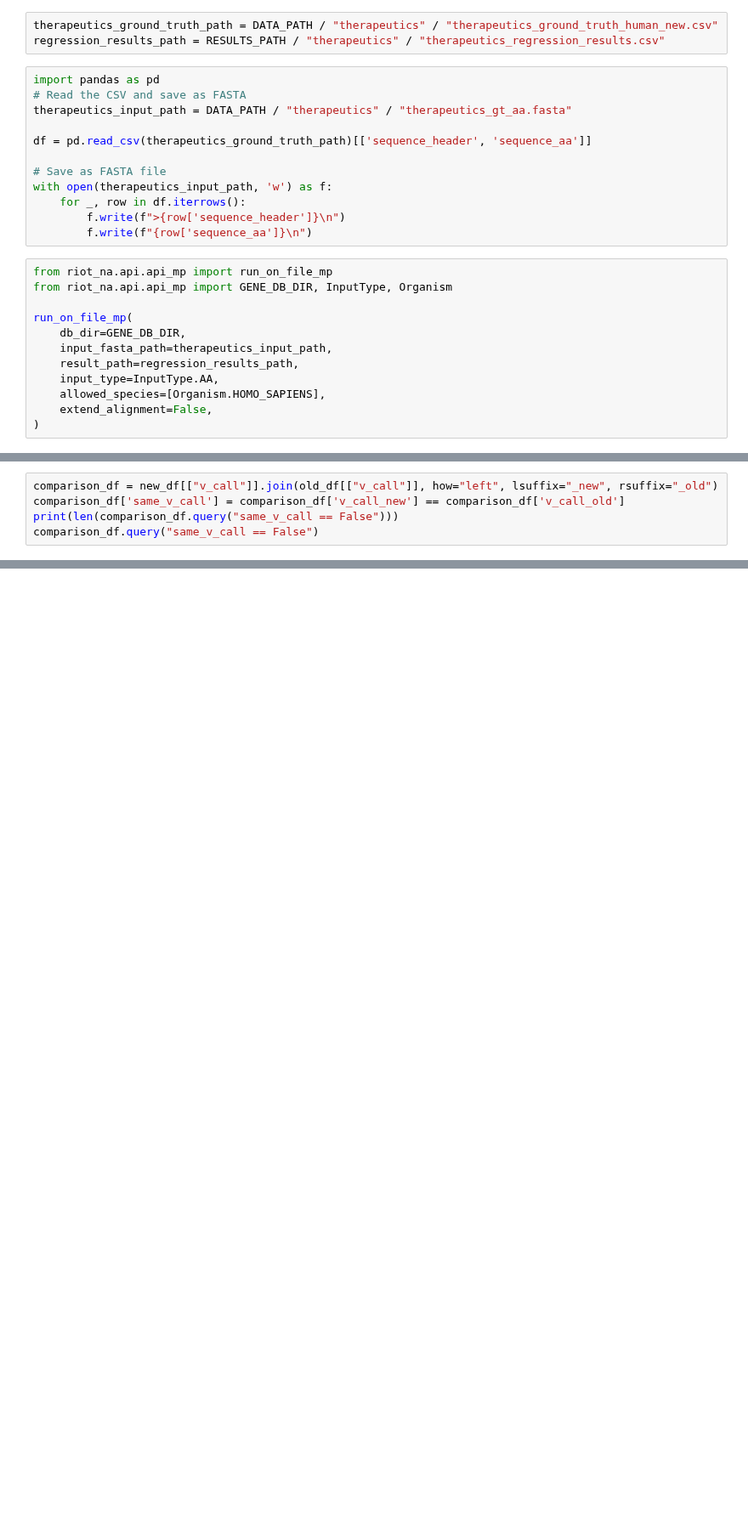
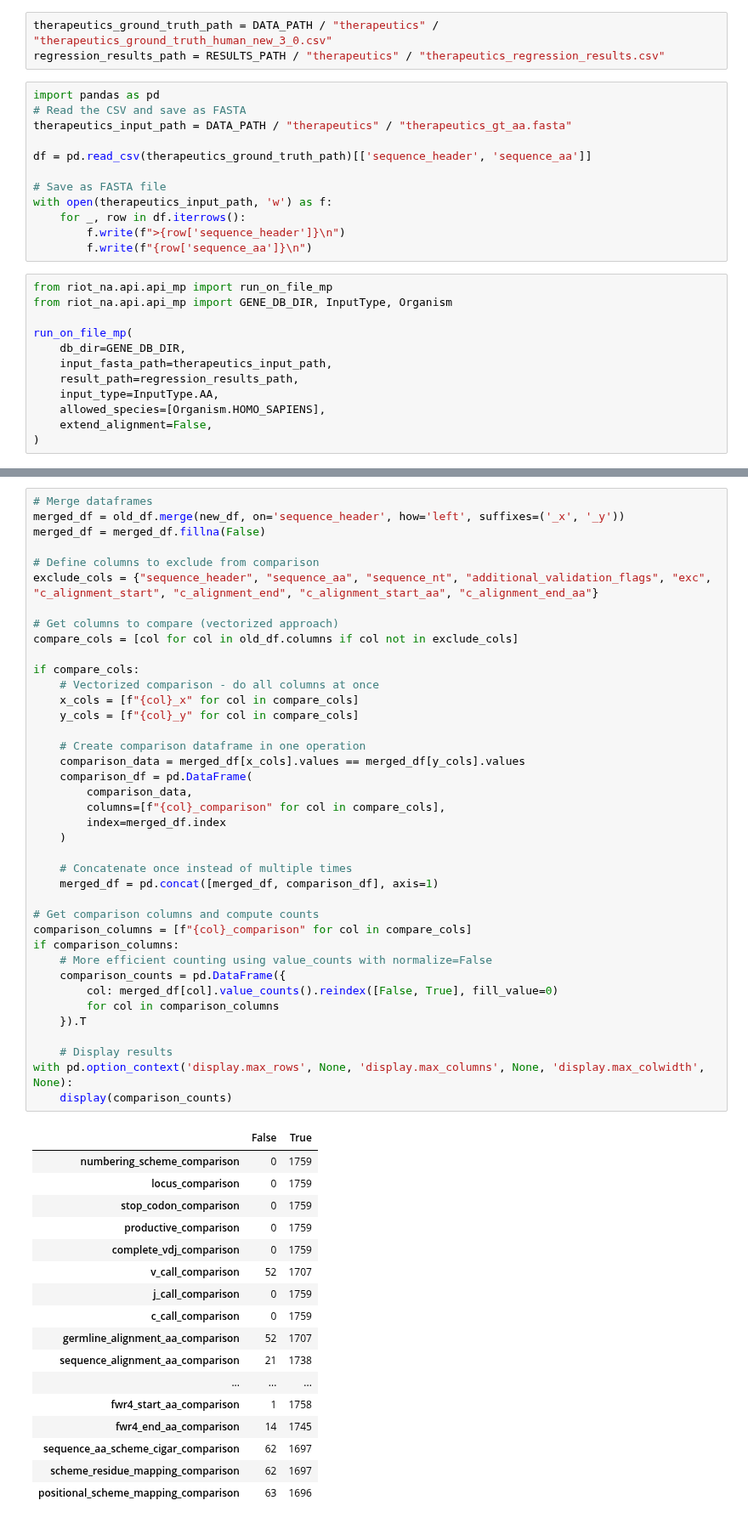
Before and after one commit to NaturalAntibody/riot_na, a Jupyter notebook: notebooks/segments_regression/aa_regresion_therapeutics.ipynb, the cells around one changed output, grey strips where cells are left out. Shown at 85% size. Saved outputs shown, nothing was run; the diff lists cells and outputs as text; blank space fills up the shorter version.

```diff
--- a/notebooks/segments_regression/aa_regresion_therapeutics.ipynb
+++ b/notebooks/segments_regression/aa_regresion_therapeutics.ipynb
@@ -7,7 +7,7 @@ DATA_PATH = Path(".") / "../../data"
 RESULTS_PATH = Path(".") / "../../results"
 RESULTS_PATH.mkdir(parents=True, exist_ok=True)
 # %%
-therapeutics_ground_truth_path = DATA_PATH / "therapeutics" / "therapeutics_ground_truth_human_new.csv"
+therapeutics_ground_truth_path = DATA_PATH / "therapeutics" / "therapeutics_ground_truth_human_new_3_0.csv"
 regression_results_path = RESULTS_PATH / "therapeutics" / "therapeutics_regression_results.csv"
 # %%
 import pandas as pd
@@ -53,5 +70,0 @@ Error: Invalid base64-encoded string: number of data characters (25) cannot be 1
-# %%
-comparison_df = new_df[["v_call"]].join(old_df[["v_call"]], how="left", lsuffix="_new", rsuffix="_old")
-comparison_df['same_v_call'] = comparison_df['v_call_new'] == comparison_df['v_call_old']
-print(len(comparison_df.query("same_v_call == False")))
-comparison_df.query("same_v_call == False")
@@ -121,0 +71,57 @@ new_df.loc[["Licaminlimab_heavy"]].T.head(100).style.set_properties(**{'text-ali
+# %%
+# Merge dataframes
+merged_df = old_df.merge(new_df, on='sequence_header', how='left', suffixes=('_x', '_y'))
+merged_df = merged_df.fillna(False)
+
+# Define columns to exclude from comparison
+exclude_cols = {"sequence_header", "sequence_aa", "sequence_nt", "additional_validation_flags", "exc", "c_alignment_start", "c_alignment_end", "c_alignment_start_aa", "c_alignment_end_aa"}
+
+# Get columns to compare (vectorized approach)
+compare_cols = [col for col in old_df.columns if col not in exclude_cols]
+
+if compare_cols:
+    # Vectorized comparison - do all columns at once
+    x_cols = [f"{col}_x" for col in compare_cols]
+    y_cols = [f"{col}_y" for col in compare_cols]
+
+    # Create comparison dataframe in one operation
+    comparison_data = merged_df[x_cols].values == merged_df[y_cols].values
+    comparison_df = pd.DataFrame(
+        comparison_data,
+        columns=[f"{col}_comparison" for col in compare_cols],
+        index=merged_df.index
+    )
+
+    # Concatenate once instead of multiple times
+    merged_df = pd.concat([merged_df, comparison_df], axis=1)
+
+# Get comparison columns and compute counts
+comparison_columns = [f"{col}_comparison" for col in compare_cols]
+if comparison_columns:
+    # More efficient counting using value_counts with normalize=False
+    comparison_counts = pd.DataFrame({
+        col: merged_df[col].value_counts().reindex([False, True], fill_value=0)
+        for col in comparison_columns
+    }).T
+
+    # Display results
+with pd.option_context('display.max_rows', None, 'display.max_columns', None, 'display.max_colwidth', None):
+    display(comparison_counts)
+# %% [output]
+|  | False | True |
+| numbering_scheme_comparison | 0 | 1759 |
+| locus_comparison | 0 | 1759 |
+| stop_codon_comparison | 0 | 1759 |
+| productive_comparison | 0 | 1759 |
+| complete_vdj_comparison | 0 | 1759 |
+| v_call_comparison | 52 | 1707 |
+| j_call_comparison | 0 | 1759 |
+| c_call_comparison | 0 | 1759 |
+| germline_alignment_aa_comparison | 52 | 1707 |
+| sequence_alignment_aa_comparison | 21 | 1738 |
+| ... | ... | ... |
+| fwr4_start_aa_comparison | 1 | 1758 |
+| fwr4_end_aa_comparison | 14 | 1745 |
+| sequence_aa_scheme_cigar_comparison | 62 | 1697 |
+| scheme_residue_mapping_comparison | 62 | 1697 |
+| positional_scheme_mapping_comparison | 63 | 1696 |
```
Also changed, not shown: parts of 11 cells of this notebook, 16 other files.
